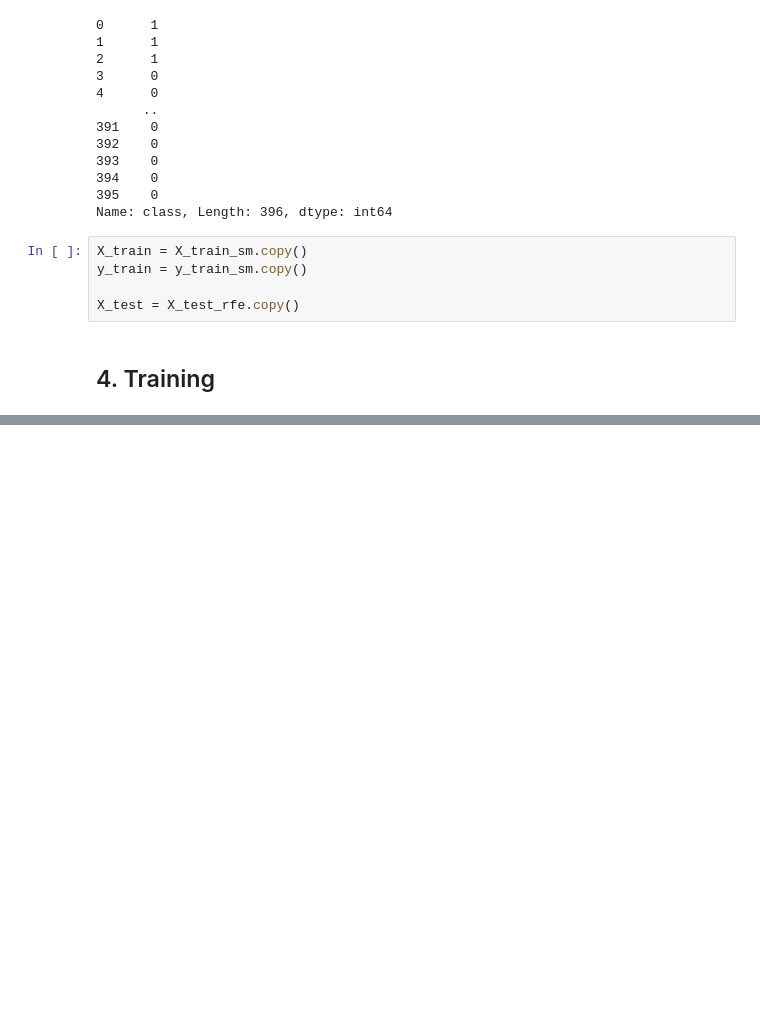
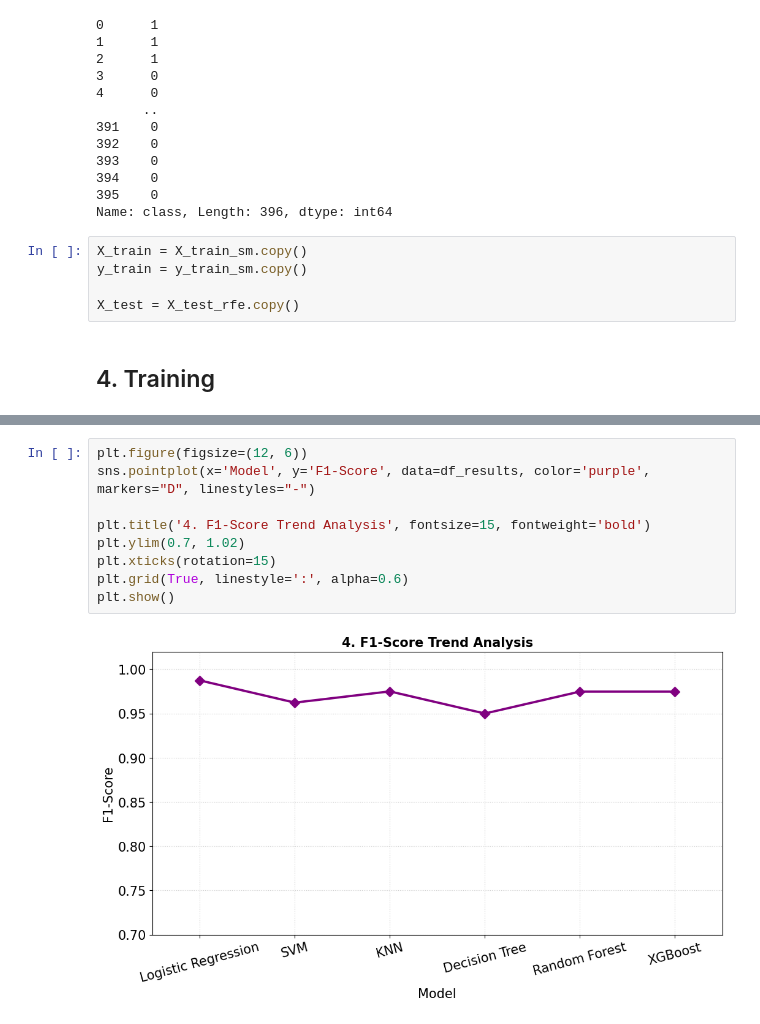
Before and after one commit to khoatran18/project_1_hust, a Jupyter notebook: src/advanced_preprocess_train.ipynb, the cells around one changed output, grey strips where cells are left out. Cells and saved outputs as stored; diff of their text form; blank space fills up the shorter version.

```diff
--- a/src/advanced_preprocess_train.ipynb
+++ b/src/advanced_preprocess_train.ipynb
@@ -479,0 +536,11 @@ Parameters: { "use_label_encoder" } are not used.
+# %%
+plt.figure(figsize=(12, 6))
+sns.pointplot(x='Model', y='F1-Score', data=df_results, color='purple', markers="D", linestyles="-")
+
+plt.title('4. F1-Score Trend Analysis', fontsize=15, fontweight='bold')
+plt.ylim(0.7, 1.02)
+plt.xticks(rotation=15)
+plt.grid(True, linestyle=':', alpha=0.6)
+plt.show()
+# %% [output]
+[figure, added]
```
Also changed, not shown: parts of 10 cells of this notebook, 7 other files.
